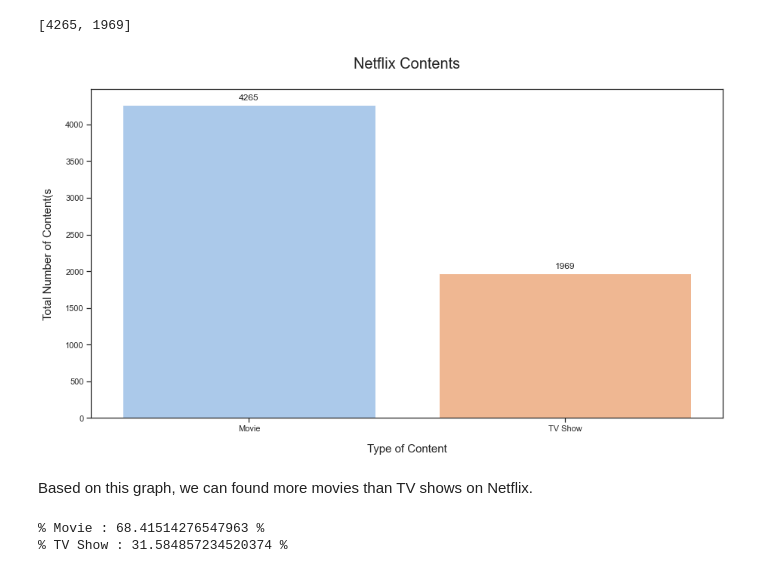
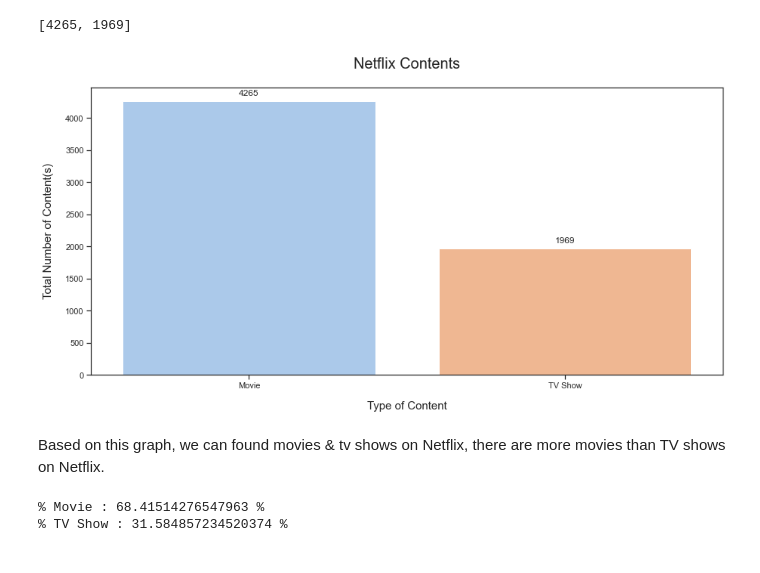
Before and after one commit to elsalevina/Final_Project_DS_Purwadhika, a Jupyter notebook: Netflix_Movies_TVShows.ipynb, the cells around one changed output. Drawn from its saved outputs; the diff is of its cells as text; code cells hidden in the pictures.

Commit message:
Netlix Movies & TV Shows Recommendation
Data Science Final Project at Purwadhika

```diff
--- a/Netflix_Movies_TVShows.ipynb
+++ b/Netflix_Movies_TVShows.ipynb
@@ -379,7 +376,6 @@ df[df['rating'].isnull()]
     - Little Lunch is a kids show but seems like it fit more older kids so I will fill the missing values with TV-Y7 _(I didn't find the actual TV rating for this title)_
     - My Honor Was Loyalty is rated as 18+ on Netflix so I will fill the missing values with NC-17
 # %%
-df['rating'][df['title'] == 'My Honor Was Loyalty'] = df[df['title'] == 'My Honor Was Loyalty']['rating'].replace(nan,'NC-17')
 df['rating'][df['title'] == 'My Honor Was Loyalty'] = df[df['title'] == 'My Honor Was Loyalty']['rating'].replace(nan,'NC-17')
 df['rating'][df['title'] == 'Little Baby Bum: Nursery Rhyme Friends'] = df[df['title'] == 'Little Baby Bum: Nursery Rhyme Friends']['rating'].replace(nan,'G')
 df['rating'][df['title'] == 'Little Lunch'] = df[df['title'] == 'Little Lunch']['rating'].replace(nan,'TV-Y7')
@@ -452,19 +455,19 @@ type_y
 # %% [output]
 [4265, 1969]
 # %%
-plt.figure(figsize=(15,8))
+plt.figure(figsize=(15,7))
 s = sb.barplot(x = type_x, y = type_y)
 for p in s.patches:
     s.annotate(format(int(p.get_height())), (p.get_x() + p.get_width() / 2, p.get_height()), ha = 'center', va = 'center', xytext = (0, 10), textcoords = 'offset points')
 plt.title('Netflix Contents', fontsize=20, y=1.05)
 plt.xlabel('Type of Content', fontsize=15, labelpad=15)
-plt.ylabel('Total Number of Content(s', fontsize=15, labelpad=15)
+plt.ylabel('Total Number of Content(s)', fontsize=15, labelpad=15)
 # plt.savefig('types.png')
 plt.show()
 # %% [output]
-[figure, old version]
+[figure, new version]
 # %% [markdown]
-Based on this graph, we can found more movies than TV shows on Netflix.
+Based on this graph, we can found movies & tv shows on Netflix, there are more movies than TV shows on Netflix.
 # %%
 moviepct = type_y[0] / (type_y[0] + type_y[1]) * 100
 tvshowpct = type_y[1] / (type_y[0] + type_y[1]) * 100
```
Also changed, not shown: parts of 68 cells of this notebook.
